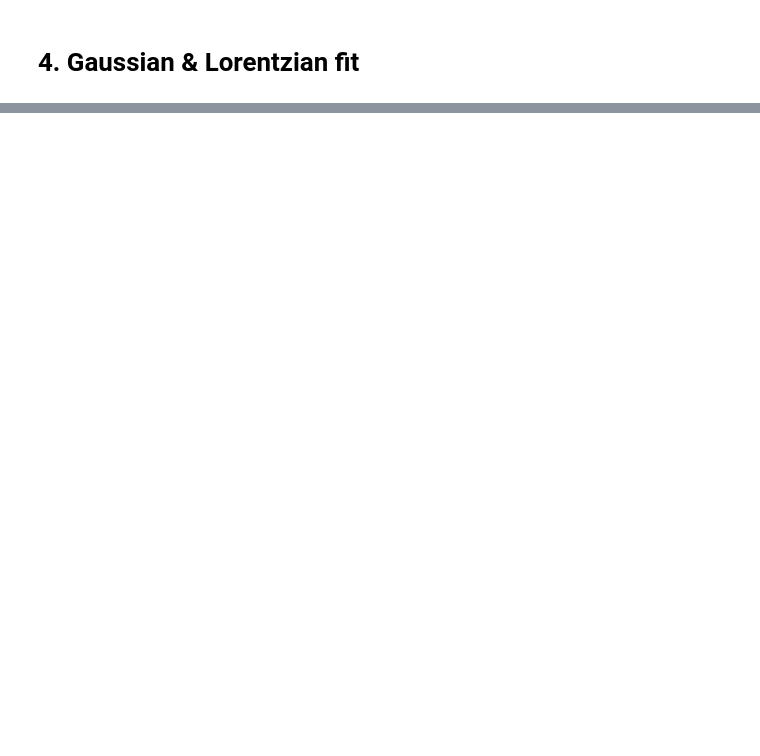
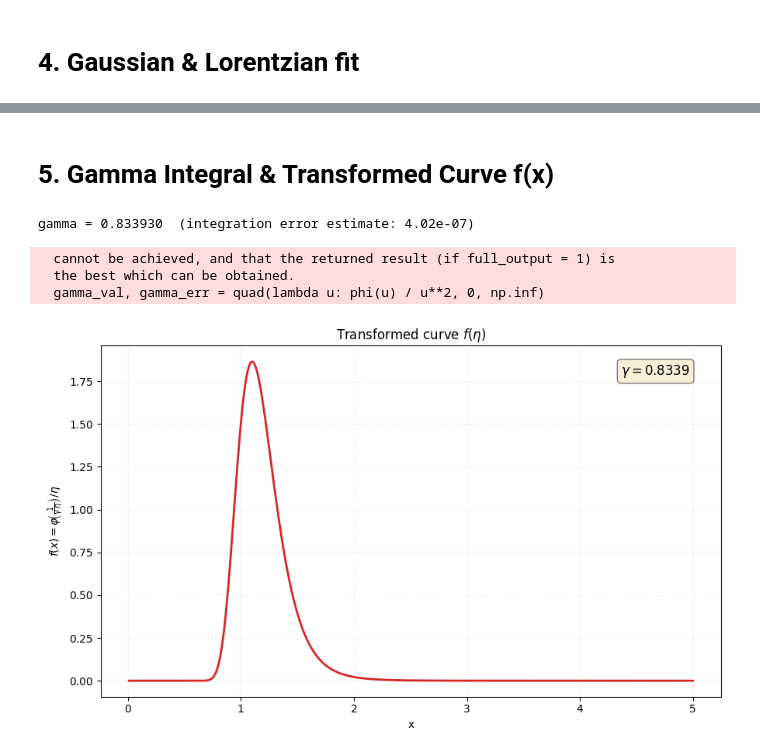
Before and after one commit to Renoir-J/NLS_Code, a Jupyter notebook: Analysis_Library/NLS_Normalization.ipynb, the cells around one changed output, grey strips where cells are left out. Cells and saved outputs as stored; diff of their text form; code cells hidden in the pictures; blank space fills up the shorter version.

```diff
--- a/Analysis_Library/NLS_Normalization.ipynb
+++ b/Analysis_Library/NLS_Normalization.ipynb
@@ -420,0 +429,34 @@ pd.DataFrame(
+# %% [markdown]
+# 5. Gamma Integral & Transformed Curve f(x)
+# %%
+from scipy.integrate import quad
+
+A_fit, x0_fit, sigma_fit = popt_g[0], popt_g[1], popt_g[2]
+
+def phi(u):
+    return A_fit * np.exp(-0.5 * ((u - x0_fit) / sigma_fit) ** 2)
+
+gamma_val, gamma_err = quad(lambda u: phi(u) / u**2, 0, np.inf)
+print(f"gamma = {gamma_val:.6f}  (integration error estimate: {gamma_err:.2e})")
+
+# f(x) = phi(1 / (gamma * x)) / x
+fx_grid = np.linspace(0.01, 5.0, 500)
+fx_vals = phi(1.0 / (gamma_val * fx_grid)) / fx_grid
+
+fig, ax = plt.subplots(figsize=(9, 5.5))
+ax.plot(fx_grid, fx_vals, linewidth=2.0, color="tab:red")
+ax.set_xlabel("η")
+ax.set_ylabel(r"$f(η) = \varphi\!\left(\frac{1}{\gamma\, η}\right) / η$")
+ax.set_title(r"Transformed curve $f(η)$")
+ax.annotate(rf"$\gamma = {gamma_val:.4f}$", xy=(0.95, 0.95),
+            xycoords="axes fraction", ha="right", va="top", fontsize=12,
+            bbox=dict(boxstyle="round,pad=0.3", fc="wheat", alpha=0.5))
+ax.grid(True, linestyle=":", alpha=0.3)
+plt.tight_layout()
+plt.show()
+# %% [output]
+gamma = 0.833930  (integration error estimate: 4.02e-07)
+  cannot be achieved, and that the returned result (if full_output = 1) is
+  the best which can be obtained.
+  gamma_val, gamma_err = quad(lambda u: phi(u) / u**2, 0, np.inf)
+[figure, added]
```
Also changed, not shown: parts of 7 cells of this notebook, 2 other files.
